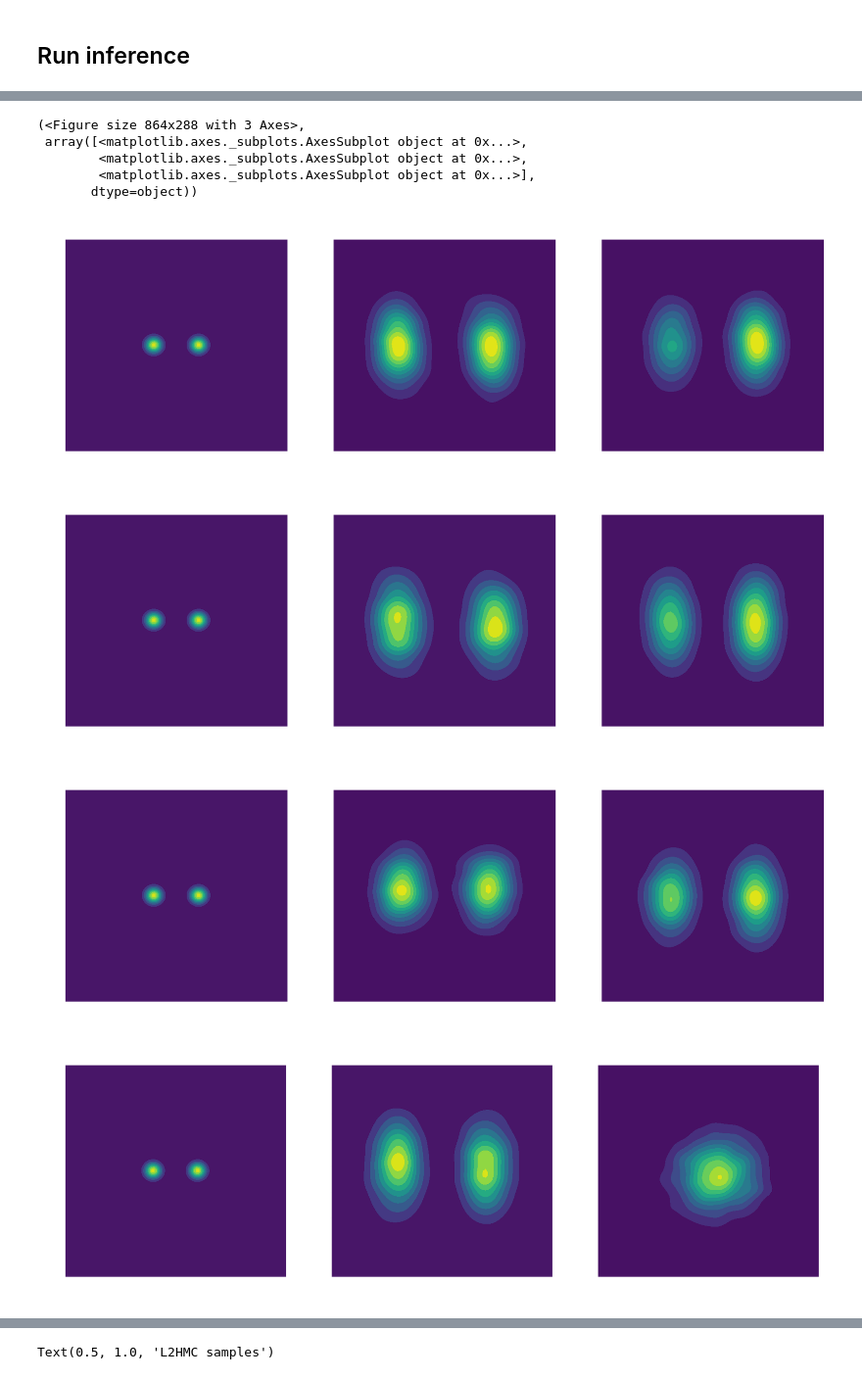
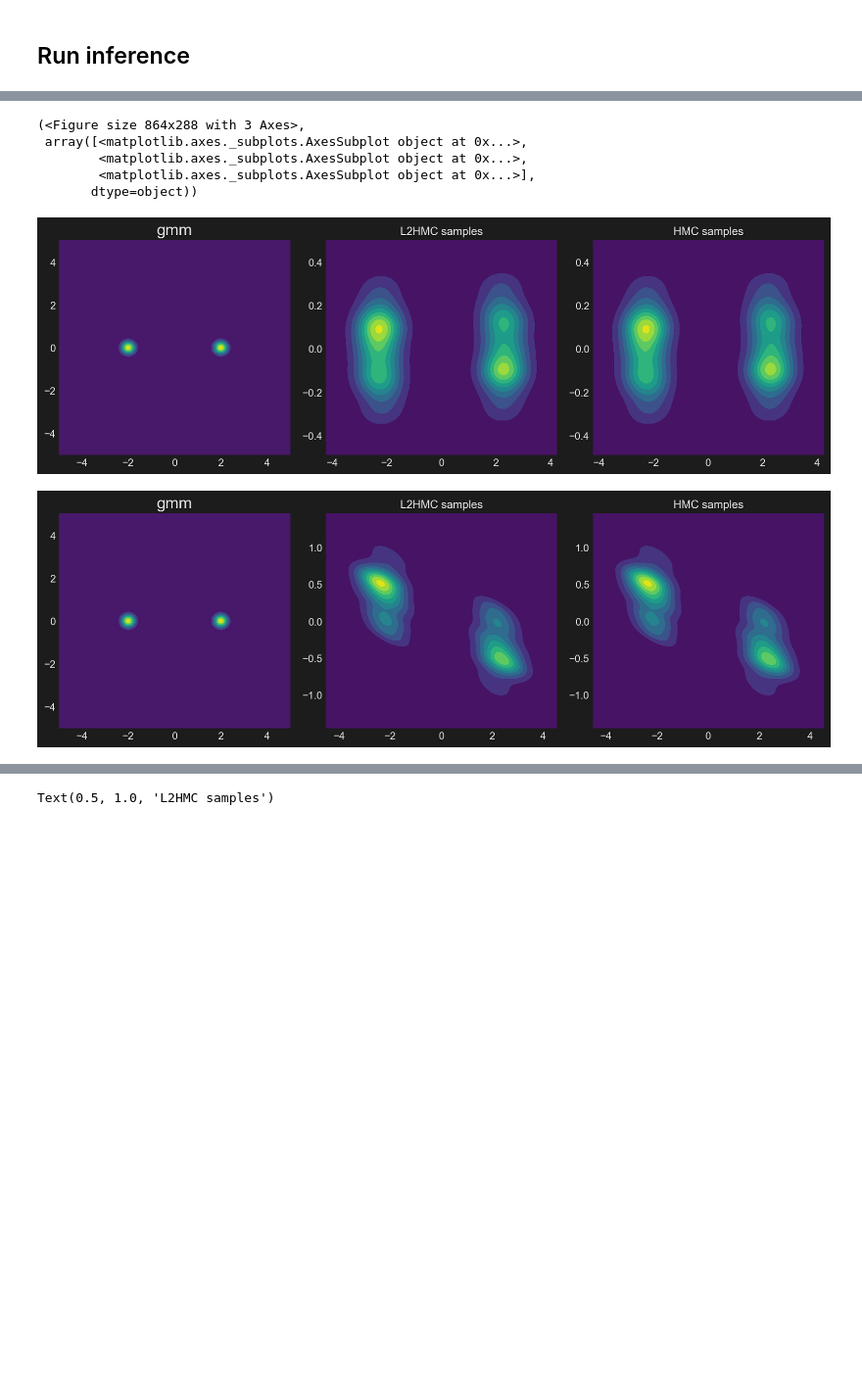
Before and after one commit to saforem2/l2hmc-qcd, a Jupyter notebook: l2hmc-qcd/notebooks/toy_distributions.ipynb, the cells around one changed output, grey strips where cells are left out. Shown at 98% size. Saved outputs shown, nothing was run; the diff lists cells and outputs as text; code cells hidden in the pictures; blank space fills up the shorter version.

```diff
--- a/l2hmc-qcd/notebooks/toy_distributions.ipynb
+++ b/l2hmc-qcd/notebooks/toy_distributions.ipynb
@@ -178,6 +176,3 @@ plt.show()
-# %%
-%matplotlib notebook
-plt.style.use('~/.config/matplotlib/stylelib/molokai.mplstyle')
 # %%
 from utils.distributions import GaussianFunnel, RoughWell
 
@@ -299,7 +292,7 @@ import datetime
 LOGS_DIR = os.path.abspath('../../logs')
 
 # DEFINE THE TARGET DISTRIBUTION
-MODEL_TYPE = 'lattice_of_gaussians'
+MODEL_TYPE = 'gmm'
 POTENTIAL_FN = potentials_dict[MODEL_TYPE]
 
 now = datetime.datetime.now()
@@ -316,24 +309,24 @@ io.check_else_make_dir(log_dir)
 flags = AttrDict({
     'profiler': False,
     'xdim': 2,
-    'eps': 0.1,
-    'aux_weight': 0.0,
+    'eps': 0.01,
+    'aux_weight': 0.,
     'loss_scale': 0.1,
     'batch_size': 256,
     'num_steps': 10,
-    'beta_init': 0.05,
+    'beta_init': 0.01,
     'beta_final': 1.,
     'compile': True,
     'hmc_steps': 0,
     'lr_init': 1e-3,
-    'train_steps': 10000,
+    'train_steps': 5000,
     'clip_val': 1.0,
     'decay_rate': 0.96,
     'save_steps': 1000,
     'logging_steps': 10,
     'warmup_steps': 1000,
-    'print_steps': 10,
-    'units': [256, 256],
+    'print_steps': 1,
+    'units': [128, 128],
     'hmc': False,
     'eps_fixed': False,
     'model_type': MODEL_TYPE,
@@ -353,7 +345,10 @@ flags.decay_steps = flags.train_steps // 5
 # %% [markdown]
 ### Start by training HMC to find optimal step-size $\varepsilon$ and thermalized config $x_{\mathrm{therm}}$
 # %%
-flags.hmc_steps = 10000
+from network.config import NetworkConfig, LearningRateConfig
+
+flags.hmc_steps = 1000
+flags.restore = False
 
 x_shape = (flags.batch_size, flags.xdim)
 x = tf.random.normal(shape=x_shape, dtype=TF_FLOAT)
@@ -372,7 +367,7 @@ lr_config = LearningRateConfig(flags.lr_init,
 if flags.hmc_steps > 0:
     hmc_flags = AttrDict({k: v for k, v in flags.items()})
     #hmc_flags.train_steps = hmc_flags.pop('hmc_steps')
-    hmc_flags.train_steps = 10000
+    hmc_flags.train_steps = 5000
     hmc_flags.logging_steps = hmc_flags.train_steps // 20
     hmc_flags.beta_final = hmc_flags.beta_init
     hmc_flags.compile = True
@@ -392,5 +387,5 @@ if flags.hmc_steps > 0:
 
     output_dir = os.path.join(hmc_dirs.train_dir, 'outputs')
     train_data.save_data(output_dir)
-    flags.eps = hmc_dynamics.eps.numpy()
+    #flags.eps = hmc_dynamics.eps.numpy()
 # %% [output]
@@ -584,13 +557,11 @@ net_weights: NetWeights(x_scale=0.0, x_translation=0.0, x_transformation=0.0, v_
 # %%
-plot_density_estimation(dynamics.potential_fn, x_arr, x_arr_hmc,
-                        num_plots=10, title=MODEL_TYPE, cmap='viridis')
+plot_density_estimation(dynamics.potential_fn, x_arr, x_arr,
+                        num_plots=2, title=MODEL_TYPE, cmap='viridis')
 # %% [output]
 (<Figure size 864x288 with 3 Axes>,
  array([<matplotlib.axes._subplots.AxesSubplot object at 0x...>,
         <matplotlib.axes._subplots.AxesSubplot object at 0x...>,
         <matplotlib.axes._subplots.AxesSubplot object at 0x...>],
        dtype=object))
-[figure, old version]
+[figure, new version]
-[figure, old version]
+[figure, new version]
-[figure, removed]
-[figure, removed]
```
Also changed, not shown: parts of 17 cells of this notebook, 18 other files.
